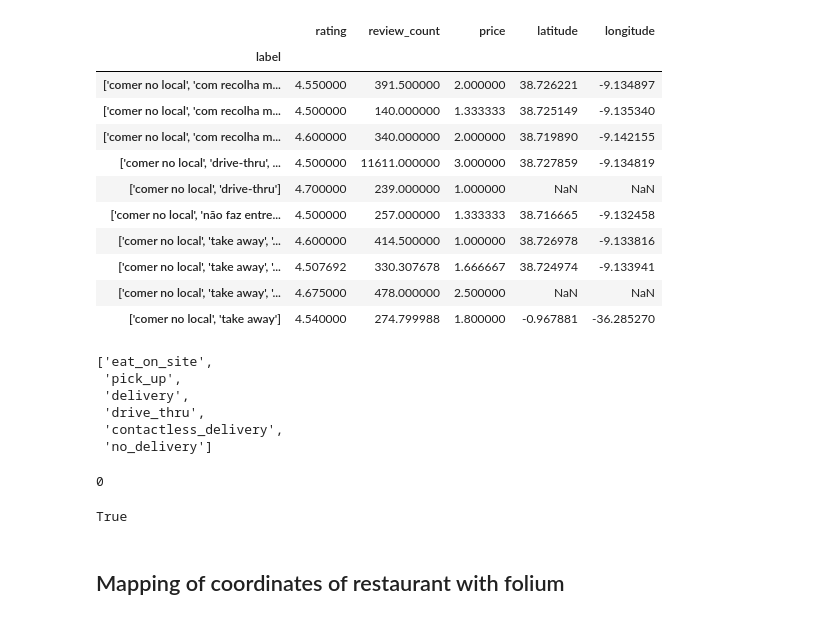
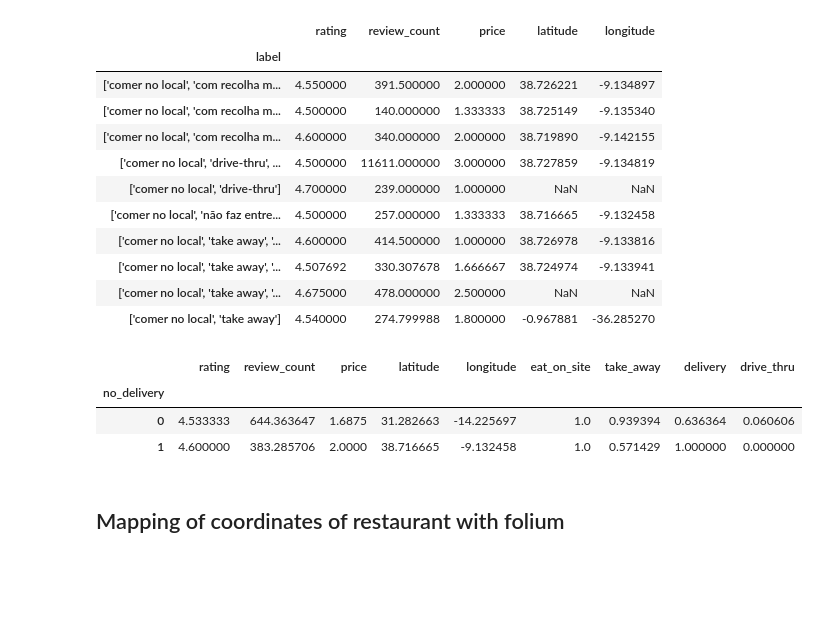
Before and after one commit to MalouO/small_business, a Jupyter notebook: notebooks/Jupyter notebook Louise 2 .ipynb, the cells around one changed output. Cells and saved outputs as stored; diff of their text form; code cells hidden in the pictures; blank space fills up the shorter version.

```diff
--- a/notebooks/Jupyter notebook Louise 2 .ipynb
+++ b/notebooks/Jupyter notebook Louise 2 .ipynb
@@ -147,9 +185,0 @@ data_c=data.copy()
-# %%
-['eat_on_site', 'pick_up', 'delivery', 'drive_thru', 'contactless_delivery', 'no_delivery']
-# %% [output]
-['eat_on_site',
- 'pick_up',
- 'delivery',
- 'drive_thru',
- 'contactless_delivery',
- 'no_delivery']
@@ -168,11 +186,11 @@ def labels_pick_up (x):
-# %%
-labels_pick_up(['Comer no local', 'Com recolha móvel', 'Entrega sem contacto'])
-# %% [output]
-0
-# %%
-labels_pick_up
-# %% [output]
-True
+# %%
+data.groupby('no_delivery').mean()
+#regions = countries_df.groupby('Region')
+# %% [output]
+|  | rating | review_count | price | latitude | longitude | eat_on_site | take_away | delivery | drive_thru |
+| no_delivery |  |  |  |  |  |  |  |  |  |
+| 0 | 4.533333 | 644.363647 | 1.6875 | 31.282663 | -14.225697 | 1.0 | 0.939394 | 0.636364 | 0.060606 |
+| 1 | 4.600000 | 383.285706 | 2.0000 | 38.716665 | -9.132458 | 1.0 | 0.571429 | 1.000000 | 0.000000 |
 # %% [markdown]
 ## Mapping of coordinates of restaurant with folium
 # %%
```
Also changed, not shown: parts of 7 cells of this notebook, 1 other file.
